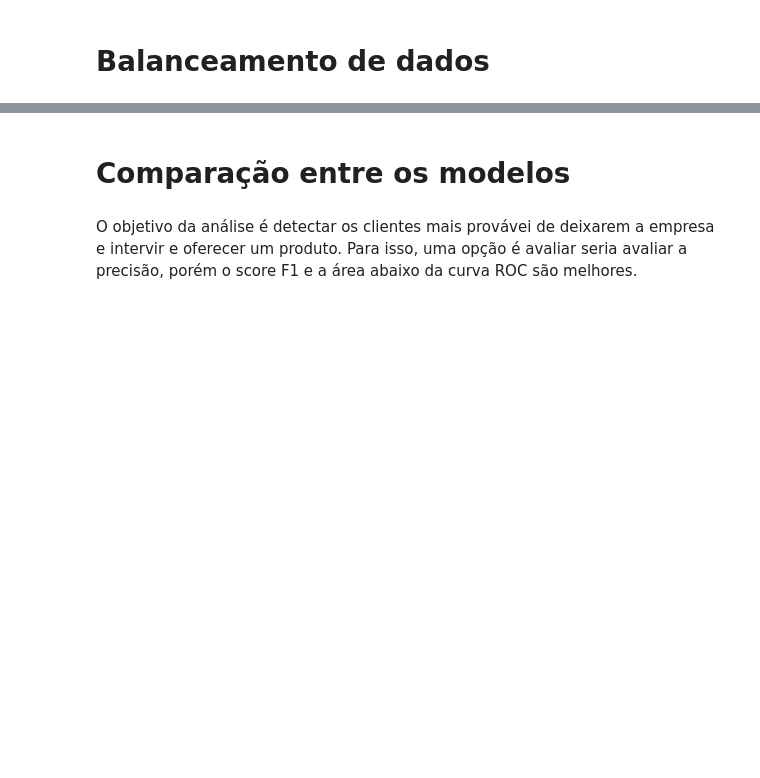
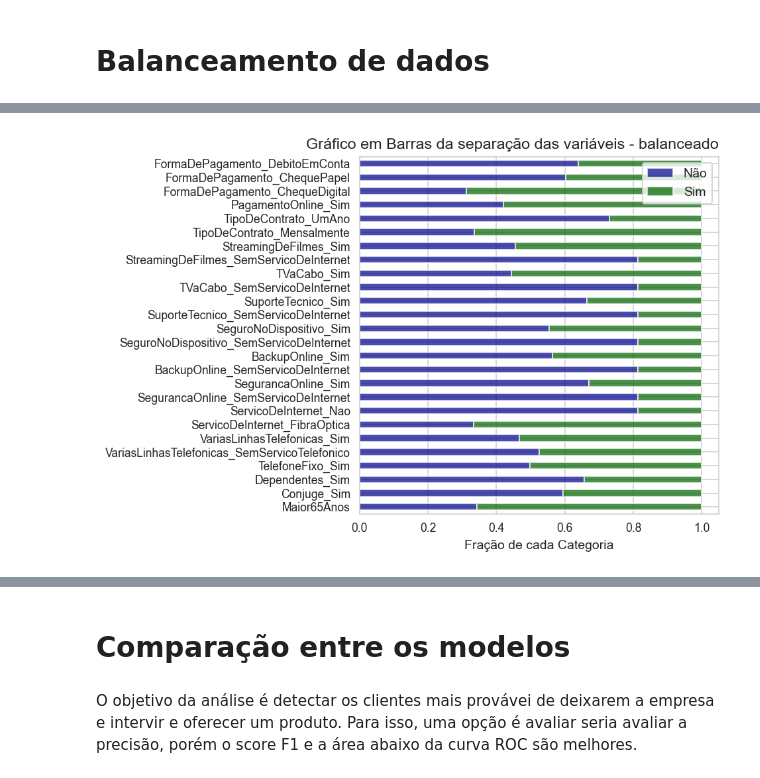
Before and after one commit to chzandonai/churn-detection, a Jupyter notebook: notebooks/deteccao-de-perdas-de-clientes-telefonia.ipynb, the cells around one changed output, grey strips where cells are left out. Drawn from its saved outputs; the diff is of its cells as text; code cells hidden in the pictures; blank space fills up the shorter version.

```diff
--- a/notebooks/deteccao-de-perdas-de-clientes-telefonia.ipynb
+++ b/notebooks/deteccao-de-perdas-de-clientes-telefonia.ipynb
@@ -159,0 +163,6 @@ y.value_counts()
+# %%
+rands = RandomUnderSampler()
+# %%
+y = df.Churn_Sim
+X = df.drop('Churn_Sim', axis=1)
+X, y = rands.fit_resample(X, y)
@@ -160,18 +176,20 @@ y.value_counts()
 # %%
 zeroum_to_uint8(X)
 
 # Agrupa os dados binados e os somas de acordo com a categoria, dividindo em seguida para normalizar os valores
 A = X.select_dtypes(include = 'uint8').groupby([y], sort = False).sum()
 A = A.div(X.select_dtypes(include = 'uint8').sum(axis=0), axis=1)
 A = A.T
 # Faz o plot dos dados em barras horizontais de forma normalizada para observar a divisão do targuet entre os dados
 plt.rcParams["figure.dpi"] = 140
 sns.set_style('whitegrid')
 A.columns = ['Não', 'Sim']
 A.plot(kind="barh", rot=0, stacked=True,
-       cmap='plasma',figsize=(5,5), )
+       color=['darkblue','darkgreen'],figsize=(5,5), alpha=0.7)
 plt.tick_params(labelsize=9)
 plt.xlabel('Fração de cada Categoria')
 plt.title('Gráfico em Barras da separação das variáveis - balanceado',loc='right')
 plt.savefig('../figs/barplot_bal.png', dpi=300,bbox_inches='tight' )
 plt.show()
+# %% [output]
+[figure, added]
```
Also changed, not shown: parts of 39 cells of this notebook, 10 other files.
